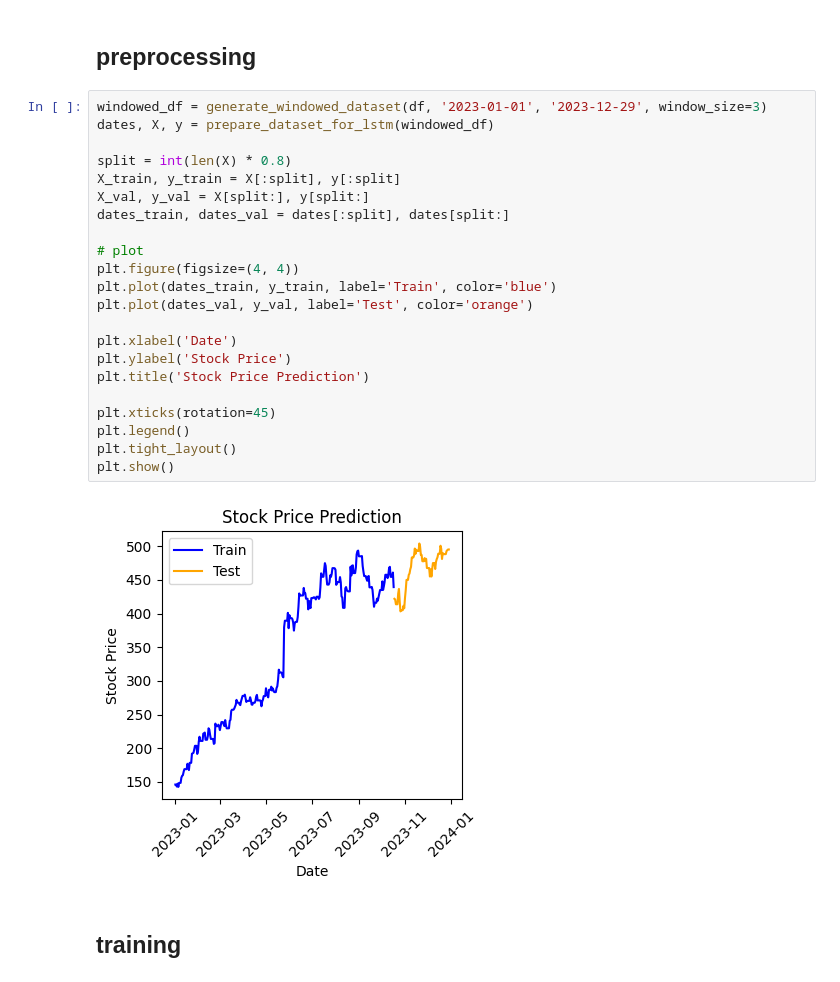
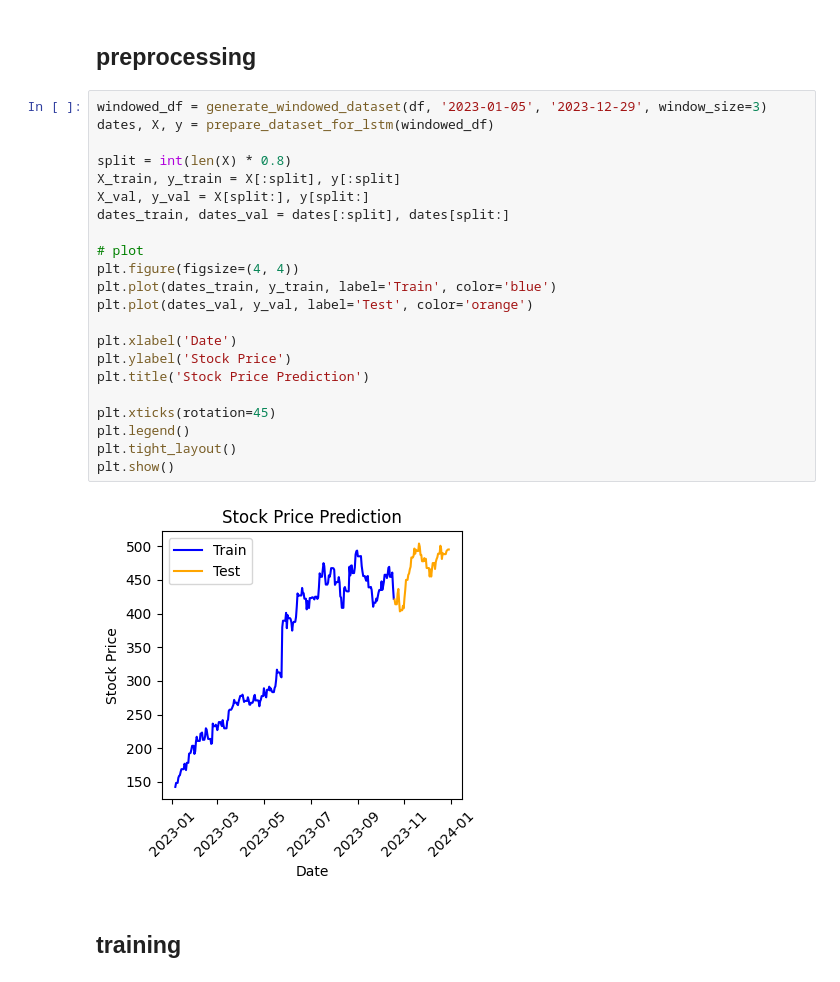
Before and after one commit to GustavLundberg1/LSTM-Neural-Network-for-Stock-Market-prediciton, a Jupyter notebook: main.ipynb, the cells around one changed output. Drawn from its saved outputs; the diff is of its cells as text.

```diff
--- a/main.ipynb
+++ b/main.ipynb
@@ -96,29 +115,29 @@ def prepare_dataset_for_lstm(windowed_dataframe):
 # %% [markdown]
 ## preprocessing
 # %%
-windowed_df = generate_windowed_dataset(df, '2023-01-01', '2023-12-29', window_size=3)
+windowed_df = generate_windowed_dataset(df, '2023-01-05', '2023-12-29', window_size=3)
 dates, X, y = prepare_dataset_for_lstm(windowed_df)
 
 split = int(len(X) * 0.8)
 X_train, y_train = X[:split], y[:split]
 X_val, y_val = X[split:], y[split:]
 dates_train, dates_val = dates[:split], dates[split:]
 
 # plot
 plt.figure(figsize=(4, 4))
 plt.plot(dates_train, y_train, label='Train', color='blue')
 plt.plot(dates_val, y_val, label='Test', color='orange')
 
 plt.xlabel('Date')
 plt.ylabel('Stock Price')
 plt.title('Stock Price Prediction')
 
 plt.xticks(rotation=45)
 plt.legend()
 plt.tight_layout()
 plt.show()
 # %% [output]
-[figure, old version]
+[figure, new version]
 # %% [markdown]
 ## training
 # %%
```
Also changed, not shown: parts of 11 cells of this notebook, 1 other file.
